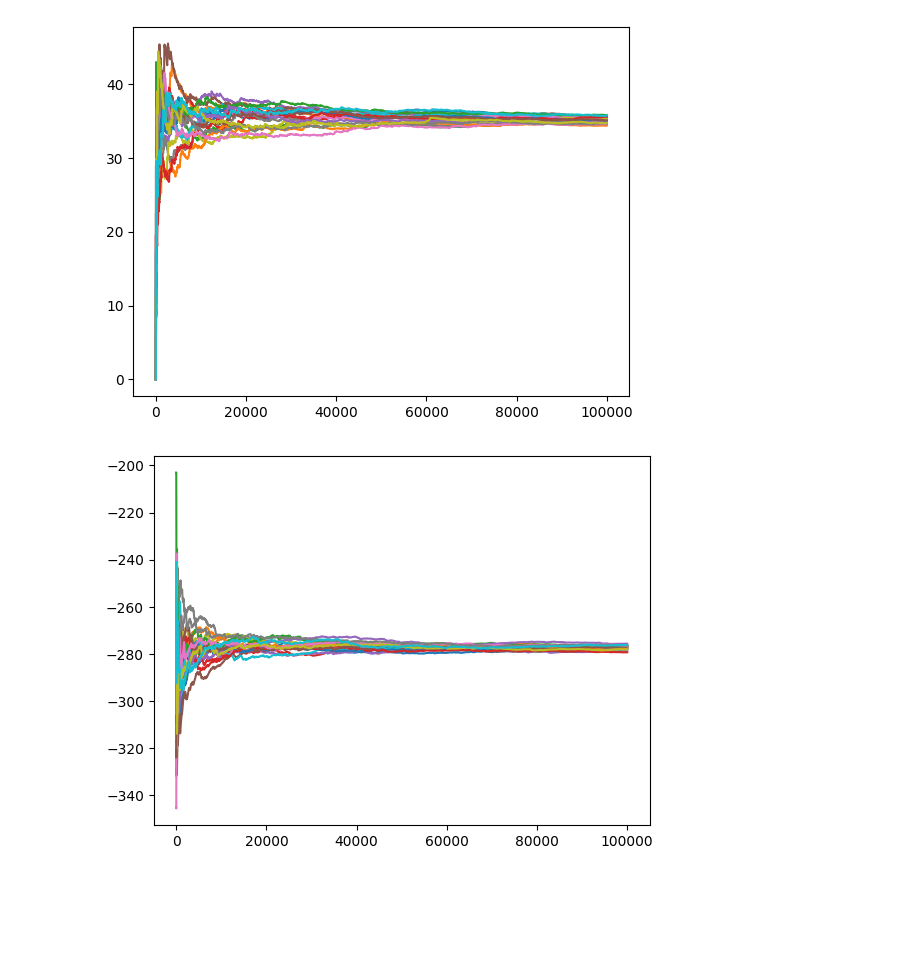
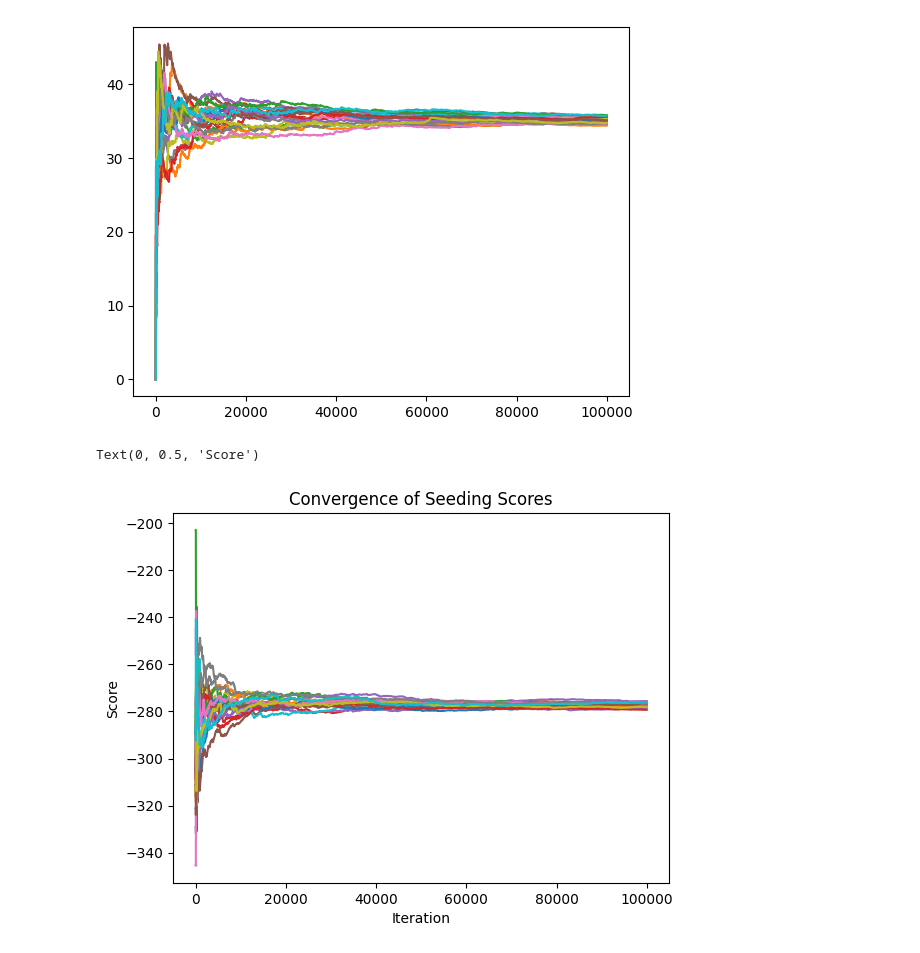
Before and after one commit to jhawgs/StochasticBaskets, a Jupyter notebook: naive_approaches.ipynb, the cells around one changed output. Drawn from its saved outputs; the diff is of its cells as text; code cells hidden in the pictures; blank space fills up the shorter version.

Commit message:
more graphs!

```diff
--- a/naive_approaches.ipynb
+++ b/naive_approaches.ipynb
@@ -171,5 +192,9 @@ for std in stds:
 # %%
 for mean, std in zip(means, stds):
     plt.plot(np.array(mean) - np.array(std))
+plt.title("Convergence of Seeding Scores")
+plt.xlabel("Iteration")
+plt.ylabel("Score")
 # %% [output]
+Text(0, 0.5, 'Score')
-[figure, old version]
+[figure, new version]
```
Also changed, not shown: parts of 2 cells of this notebook.
